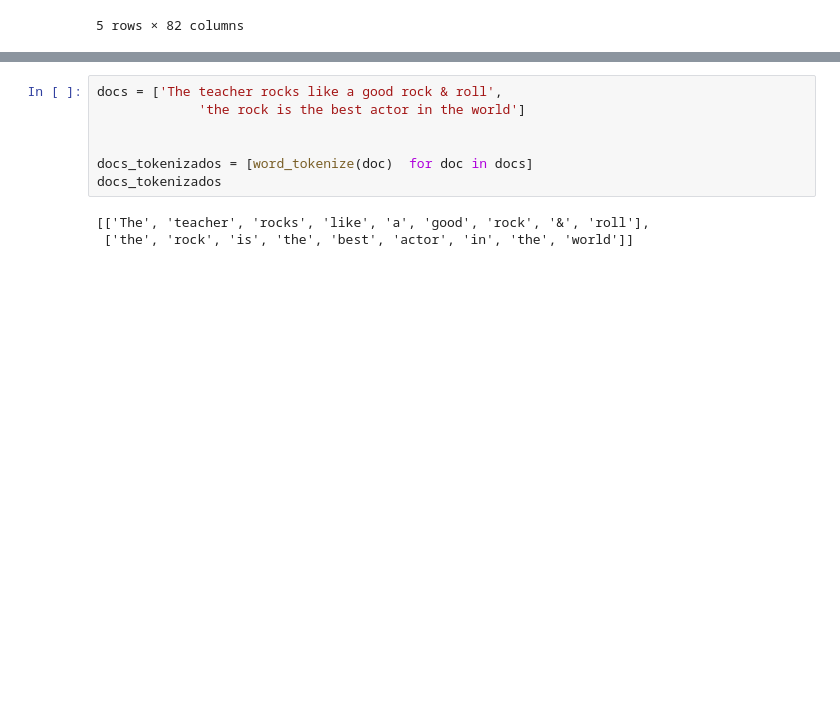
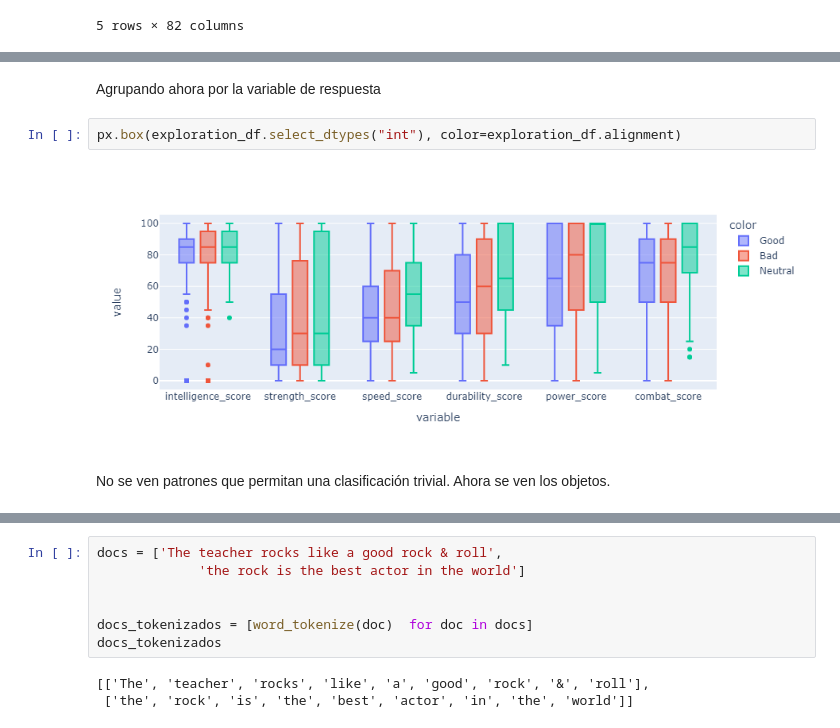
Before and after one commit to johnny-godoy/laboratorios-mds, a Jupyter notebook: lab 8/laboratorio_8.ipynb, the cells around one changed output, grey strips where cells are left out. Cells and saved outputs as stored; diff of their text form; blank space fills up the shorter version.

```diff
--- a/lab 8/laboratorio_8.ipynb
+++ b/lab 8/laboratorio_8.ipynb
@@ -117,0 +163,8 @@ df_comics.head()
+# %% [markdown]
+Agrupando ahora por la variable de respuesta
+# %%
+px.box(exploration_df.select_dtypes("int"), color=exploration_df.alignment)
+# %% [output]
+[figure, added]
+# %% [markdown]
+No se ven patrones que permitan una clasificación trivial. Ahora se ven los objetos.
```
Also changed, not shown: parts of 35 cells of this notebook.
